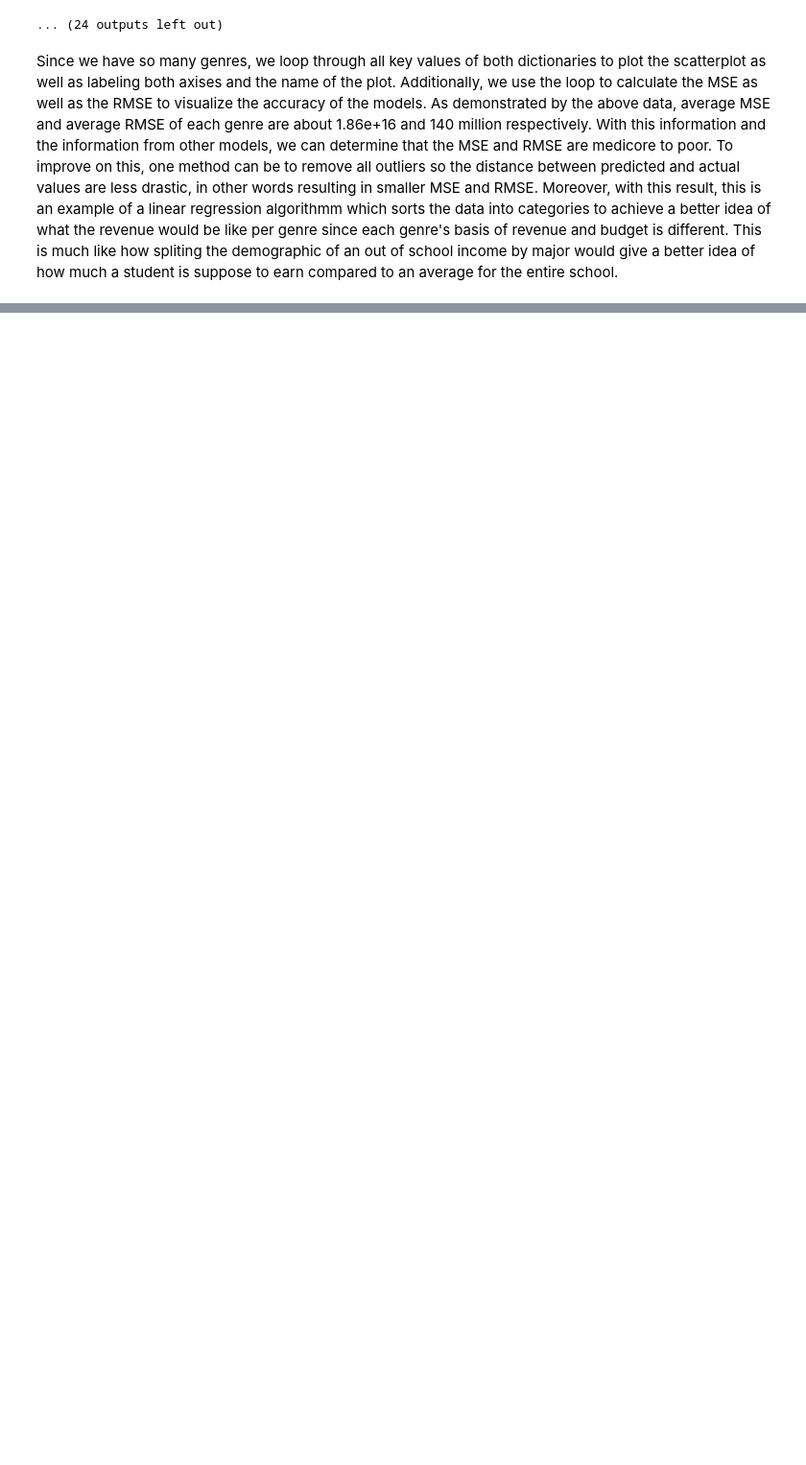
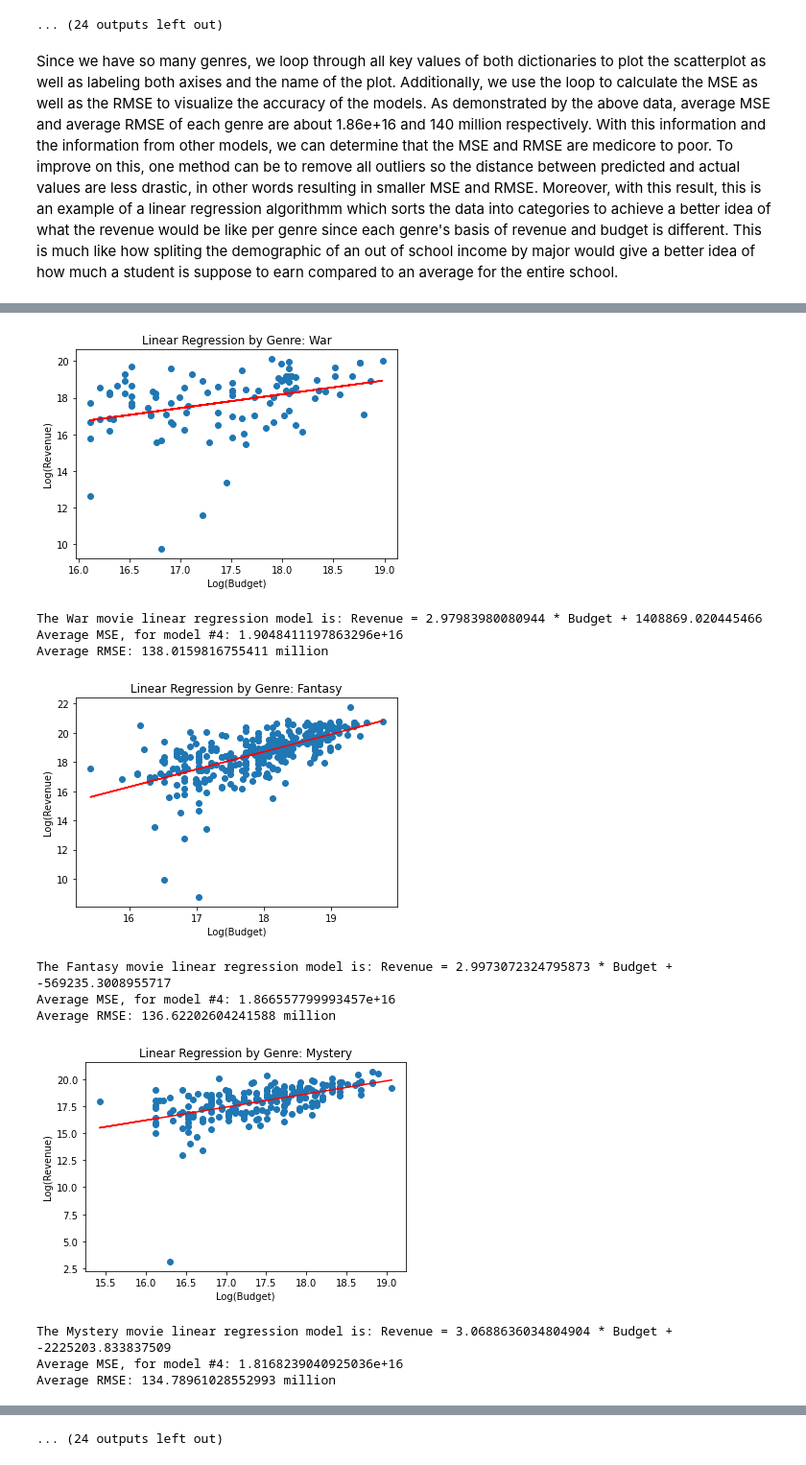
Before and after one commit to jeffreyz6002/CSE351_Project-Movie-Release-Analysis-, a Jupyter notebook: Advanced Model # 2 .ipynb, the cells around one changed output, grey strips where cells are left out. Shown at 96% size. Drawn from its saved outputs; the diff is of its cells as text; code cells hidden in the pictures; blank space fills up the shorter version.

```diff
--- a/Advanced Model # 2 .ipynb
+++ b/Advanced Model # 2 .ipynb
@@ -251,0 +149,60 @@ train
+# %%
+coef = []
+intercept = []
+MSE = []
+sum_MSE = 0
+sum_RMSE = 0
+
+for g in unique_genre:
+    # Gets all coordinates for x and y
+    if(allX.get(g) and allY.get(g)):
+        x = np.array(allX.get(g)).reshape((-1, 1))
+        y = np.array(allY.get(g))
+        # Creates LinearRegression object
+        m4 = LinearRegression()
+        m4.fit(x,y)
+        # Creates regression line based off coordinates
+        y_pred = m4.predict(x)
+        pyplt.scatter(x,y)
+        # Labels and organization
+        pyplt.plot(x, y_pred, color="red")
+        pyplt.xlabel("Log(Budget)")
+        pyplt.ylabel("Log(Revenue)")
+        title = "Linear Regression by Genre: " + g
+        pyplt.title(title)
+        pyplt.show()
+
+        # Applies cross-validation by spliting data
+        kf = KFold(n_splits = 10, shuffle = True)
+        for train_index, test_index in kf.split(data):
+            train, test = train_test_split(data)
+            m4 = m4.fit(train["budget"].to_numpy().reshape(-1, 1), train["revenue"].to_numpy())
+            coef.append(m4.coef_[0])
+            intercept.append(m4.intercept_)
+            predictions = m4.predict(test["budget"].to_numpy().reshape(-1, 1))
+            MSE.append(np.mean((test["revenue"] - predictions) ** 2))
+        m4coef_ = np.array([np.mean(coef)])
+        m4intercept_ = np.mean(intercept)
+        print("The " + g + " movie linear regression model is: Revenue = " + str(m4.coef_[0]) + " * Budget + " + str(m4.intercept_))
+
+    MSE_average = np.mean(MSE)
+    print("Average MSE, for model #4:", MSE_average)
+    print("Average RMSE:", MSE_average ** 0.5 / 1000000, 'million\n')
+    sum_RMSE += MSE_average ** 0.5 / 1000000
+    sum_MSE += MSE_average
+
+print("Average MSE across all genres is " +str(sum_MSE/len(allX)))
+print("Average RMSE across all genres is " +str(sum_RMSE/len(allX)) + " million")
+# %% [output]
+[figure, added]
+The War movie linear regression model is: Revenue = 2.97983980080944 * Budget + 1408869.020445466
+Average MSE, for model #4: 1.9048411197863296e+16
+Average RMSE: 138.0159816755411 million
+[figure, added]
+The Fantasy movie linear regression model is: Revenue = 2.9973072324795873 * Budget + -569235.3008955717
+Average MSE, for model #4: 1.866557799993457e+16
+Average RMSE: 136.62202604241588 million
+[figure, added]
+The Mystery movie linear regression model is: Revenue = 3.0688636034804904 * Budget + -2225203.833837509
+Average MSE, for model #4: 1.8168239040925036e+16
+Average RMSE: 134.78961028552993 million
@@ -251,0 +224 @@ train
+... (24 outputs left out)
```
Also changed, not shown: parts of 6 cells of this notebook.
